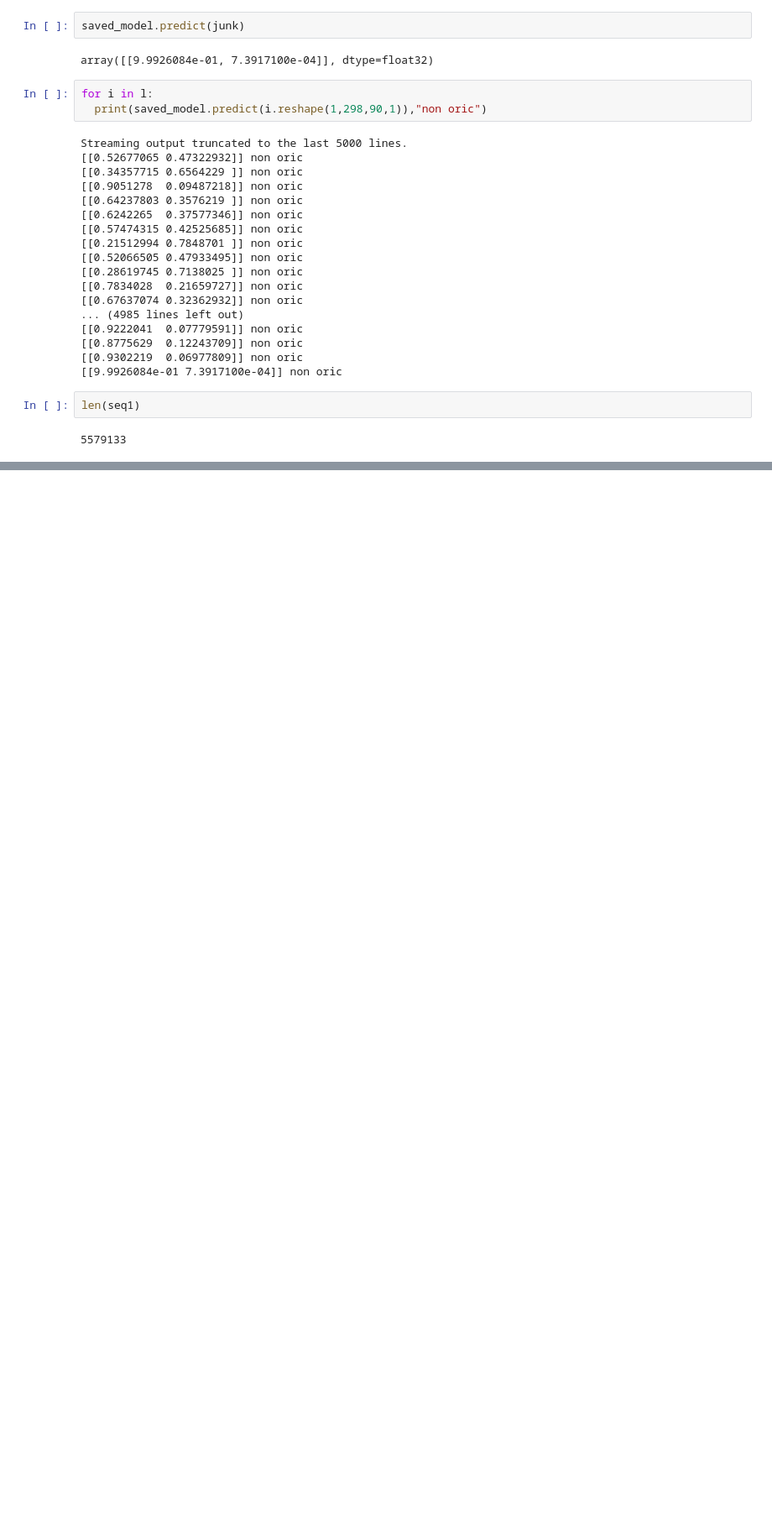
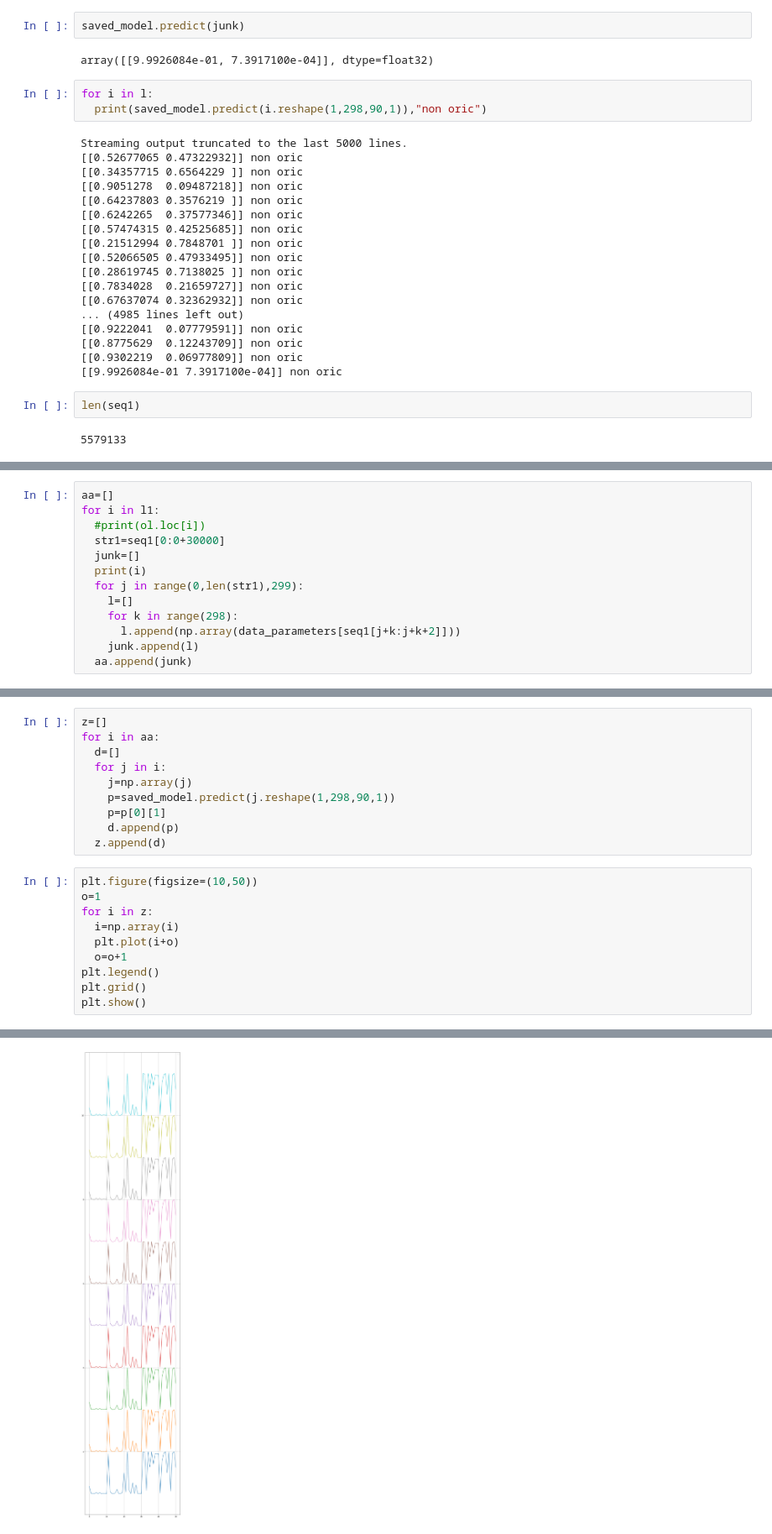
Before and after one commit to Dinesh-Adhithya-H/Bioinformatics, a Jupyter notebook: Model_Application_on_S_pombe.ipynb, the cells around one changed output, grey strips where cells are left out. Shown at 84% size. Drawn from its saved outputs; the diff is of its cells as text; blank space fills up the shorter version.

```diff
--- a/Model_Application_on_S_pombe.ipynb
+++ b/Model_Application_on_S_pombe.ipynb
@@ -329,0 +353,13 @@ plt.show()
+# %%
+aa=[]
+for i in l1:
+  #print(ol.loc[i])
+  str1=seq1[0:0+30000]
+  junk=[]
+  print(i)
+  for j in range(0,len(str1),299):
+    l=[]
+    for k in range(298):
+      l.append(np.array(data_parameters[seq1[j+k:j+k+2]]))
+    junk.append(l)
+  aa.append(junk)
@@ -329,0 +368,21 @@ plt.show()
+# %%
+z=[]
+for i in aa:
+  d=[]
+  for j in i:
+    j=np.array(j)
+    p=saved_model.predict(j.reshape(1,298,90,1))
+    p=p[0][1]
+    d.append(p)
+  z.append(d)
+# %%
+plt.figure(figsize=(10,50))
+o=1
+for i in z:
+  i=np.array(i)
+  plt.plot(i+o)
+  o=o+1
+plt.legend()
+plt.grid()
+plt.show()
+# %% [output]
@@ -329,0 +390 @@ plt.show()
+[figure, added]
```
Also changed, not shown: parts of 16 cells of this notebook.
